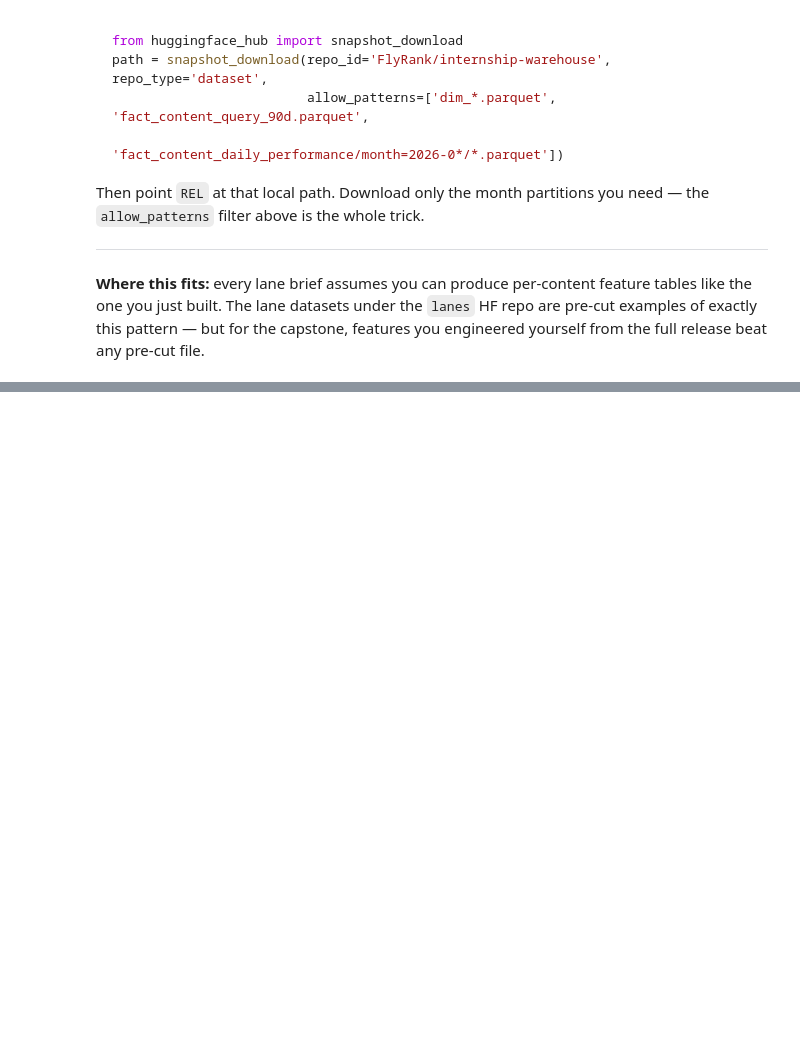
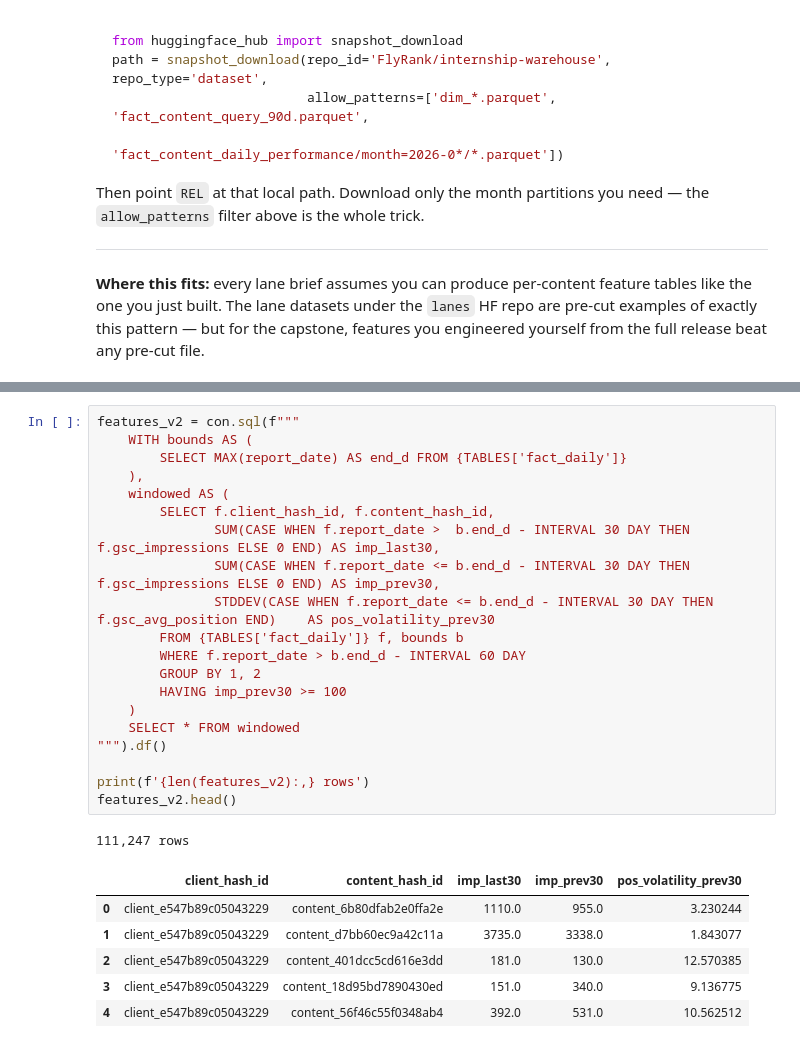
Before and after one commit to Midhat-Maryam/Applied-Machine-Learning, a Jupyter notebook: notebooks/03_working_with_the_full_release.ipynb, the cells around one changed output, grey strips where cells are left out. Drawn from its saved outputs; the diff is of its cells as text; blank space fills up the shorter version.

```diff
--- a/notebooks/03_working_with_the_full_release.ipynb
+++ b/notebooks/03_working_with_the_full_release.ipynb
@@ -183,0 +282,28 @@ release beat any pre-cut file.
+# %%
+features_v2 = con.sql(f"""
+    WITH bounds AS (
+        SELECT MAX(report_date) AS end_d FROM {TABLES['fact_daily']}
+    ),
+    windowed AS (
+        SELECT f.client_hash_id, f.content_hash_id,
+               SUM(CASE WHEN f.report_date >  b.end_d - INTERVAL 30 DAY THEN f.gsc_impressions ELSE 0 END) AS imp_last30,
+               SUM(CASE WHEN f.report_date <= b.end_d - INTERVAL 30 DAY THEN f.gsc_impressions ELSE 0 END) AS imp_prev30,
+               STDDEV(CASE WHEN f.report_date <= b.end_d - INTERVAL 30 DAY THEN f.gsc_avg_position END)    AS pos_volatility_prev30
+        FROM {TABLES['fact_daily']} f, bounds b
+        WHERE f.report_date > b.end_d - INTERVAL 60 DAY
+        GROUP BY 1, 2
+        HAVING imp_prev30 >= 100
+    )
+    SELECT * FROM windowed
+""").df()
+
+print(f'{len(features_v2):,} rows')
+features_v2.head()
+# %% [output]
+111,247 rows
+|  | client_hash_id | content_hash_id | imp_last30 | imp_prev30 | pos_volatility_prev30 |
+| 0 | client_e547b89c05043229 | content_6b80dfab2e0ffa2e | 1110.0 | 955.0 | 3.230244 |
+| 1 | client_e547b89c05043229 | content_d7bb60ec9a42c11a | 3735.0 | 3338.0 | 1.843077 |
+| 2 | client_e547b89c05043229 | content_401dcc5cd616e3dd | 181.0 | 130.0 | 12.570385 |
+| 3 | client_e547b89c05043229 | content_18d95bd7890430ed | 151.0 | 340.0 | 9.136775 |
+| 4 | client_e547b89c05043229 | content_56f46c55f0348ab4 | 392.0 | 531.0 | 10.562512 |
```
Also changed, not shown: parts of 10 cells of this notebook.
